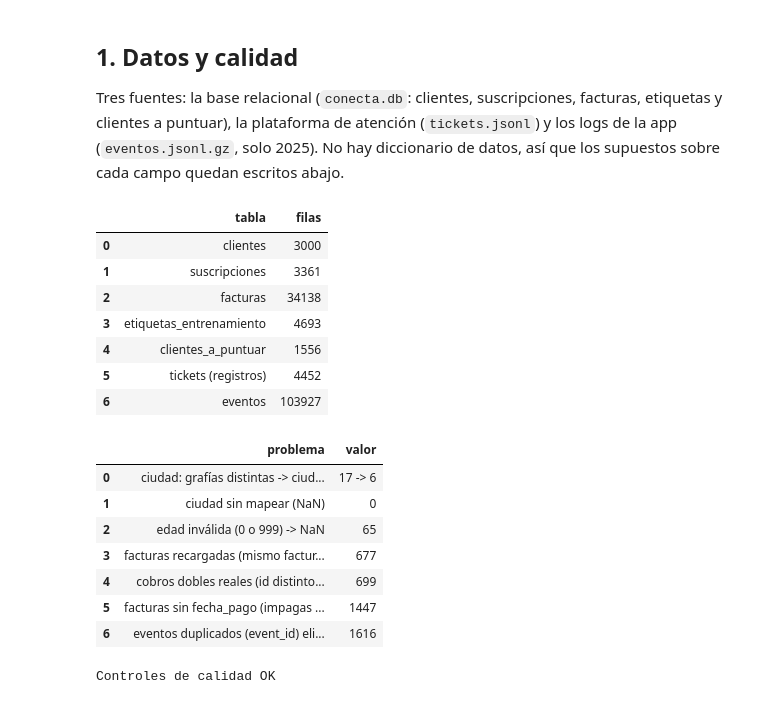
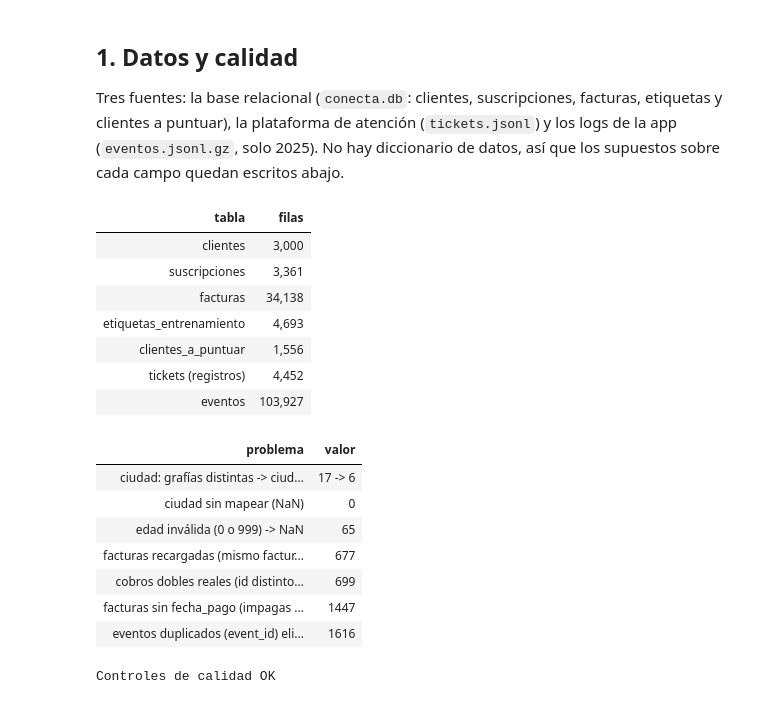
Before and after one commit to unfresh25/conecta-churn, a Jupyter notebook: solucion.ipynb, the cells around one changed output. Drawn from its saved outputs; the diff is of its cells as text; code cells hidden in the pictures.

Commit message:
docs: tablas con bordes, nombres de corridas claros y explicaciones de columnas

```diff
--- a/solucion.ipynb
+++ b/solucion.ipynb
@@ -38,6 +38,10 @@ pd.set_option("display.max_columns", 50)
 pd.set_option("display.width", 160)
 SEED = 42
 TODAY = pd.Timestamp("2025-12-31")
+TABLE_CSS = [{"selector": "", "props": "border-collapse: collapse;"},
+             {"selector": "th, td", "props": "border: 1px solid #8886; padding: 4px 10px; text-align: right;"},
+             {"selector": "thead th", "props": "border-bottom: 2px solid #888a;"},
+             {"selector": "tbody tr:nth-child(even)", "props": "background-color: #8881;"}]
 # %% [markdown]
 ## 1. Datos y calidad
 
@@ -47,21 +51,21 @@ sobre cada campo quedan escritos abajo.
 # %%
 from conecta.data import load_data, clean
 
 raw = load_data(DATA_DIR)
 data = clean(raw)
 pd.DataFrame({
     "tabla": ["clientes", "suscripciones", "facturas", "etiquetas_entrenamiento", "clientes_a_puntuar", "tickets (registros)", "eventos"],
     "filas": [len(raw.clients), len(raw.subscriptions), len(raw.invoices), len(raw.labels), len(raw.to_score), len(raw.tickets_raw), len(raw.events)],
-})
+}).style.set_table_styles(TABLE_CSS).format({"filas": "{:,.0f}"}).hide(axis="index")
 # %% [output]
-|  | tabla | filas |
-| 0 | clientes | 3000 |
-| 1 | suscripciones | 3361 |
-| 2 | facturas | 34138 |
-| 3 | etiquetas_entrenamiento | 4693 |
-| 4 | clientes_a_puntuar | 1556 |
-| 5 | tickets (registros) | 4452 |
-| 6 | eventos | 103927 |
+| tabla | filas |
+| clientes | 3,000 |
+| suscripciones | 3,361 |
+| facturas | 34,138 |
+| etiquetas_entrenamiento | 4,693 |
+| clientes_a_puntuar | 1,556 |
+| tickets (registros) | 4,452 |
+| eventos | 103,927 |
 # %%
 reloads = len(raw.invoices) - raw.invoices["factura_id"].nunique()
 quality = pd.DataFrame([
@@ -73,16 +77,16 @@ quality = pd.DataFrame([
     ("facturas sin fecha_pago (impagas a hoy)", int(data.invoices["fecha_pago"].isna().sum())),
     ("eventos duplicados (event_id) eliminados", len(raw.events) - len(data.events)),
 ], columns=["problema", "valor"])
-quality
+quality.style.set_table_styles(TABLE_CSS).hide(axis="index")
 # %% [output]
-|  | problema | valor |
-| 0 | ciudad: grafías distintas -> ciud... | 17 -> 6 |
-| 1 | ciudad sin mapear (NaN) | 0 |
-| 2 | edad inválida (0 o 999) -> NaN | 65 |
-| 3 | facturas recargadas (mismo factur... | 677 |
-| 4 | cobros dobles reales (id distinto... | 699 |
-| 5 | facturas sin fecha_pago (impagas ... | 1447 |
-| 6 | eventos duplicados (event_id) eli... | 1616 |
+| problema | valor |
+| ciudad: grafías distintas -> ciud... | 17 -> 6 |
+| ciudad sin mapear (NaN) | 0 |
+| edad inválida (0 o 999) -> NaN | 65 |
+| facturas recargadas (mismo factur... | 677 |
+| cobros dobles reales (id distinto... | 699 |
+| facturas sin fecha_pago (impagas ... | 1447 |
+| eventos duplicados (event_id) eli... | 1616 |
 # %%
 assert set(data.clients["ciudad"].dropna()) == {"Bogotá", "Medellín", "Cali", "Barranquilla", "Bucaramanga", "Pereira"}
 assert data.clients["ciudad"].isna().sum() == 0
```
Also changed, not shown: parts of 26 cells of this notebook.
